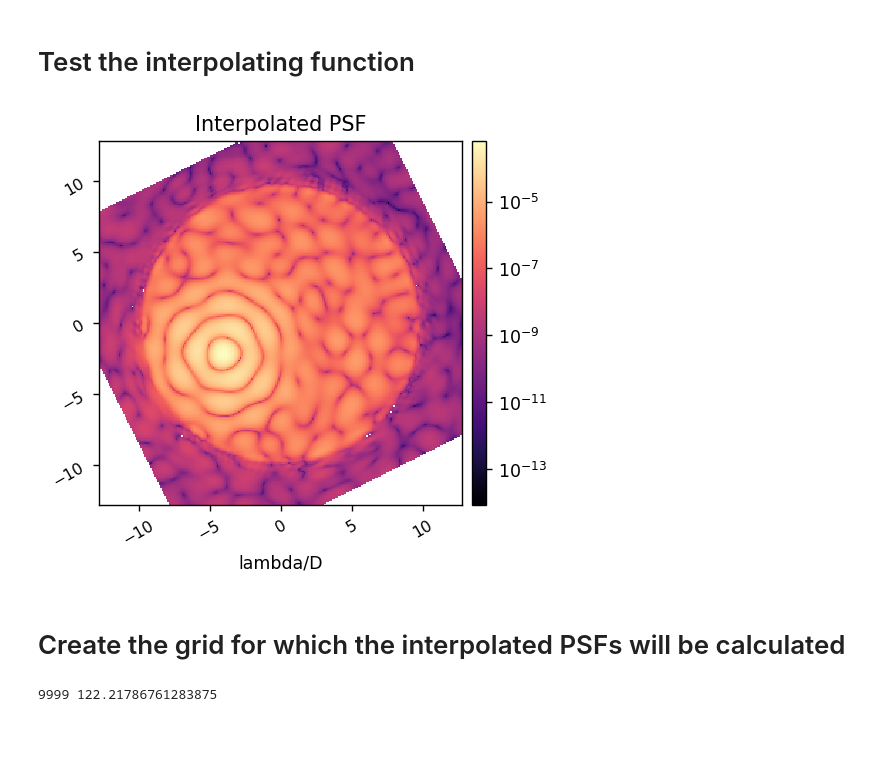
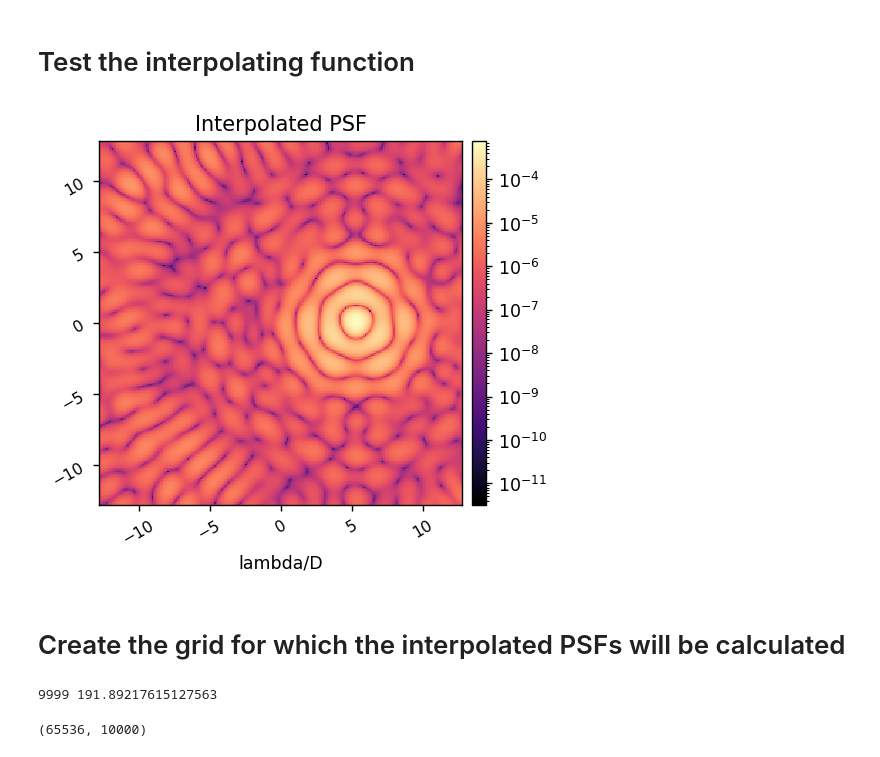
Before and after one commit to kian1377/disk-processing, a Jupyter notebook: create_interpolated_psfs_matrix.ipynb, the cells around one changed output. Cells and saved outputs as stored; diff of their text form; code cells hidden in the pictures.

```diff
--- a/create_interpolated_psfs_matrix.ipynb
+++ b/create_interpolated_psfs_matrix.ipynb
@@ -24,11 +24,11 @@ psf_pixelscale_mas = psf_pixelscale_lamD*mas_per_lamD
 
 # define the offsets in lambda/D for which the PSFs will be created
 start = 0
-stop = 11
+stop = 15
 step = 0.05
 offsets_lamD = np.arange(start,stop+step,step)
 offsets_mas = offsets_lamD*mas_per_lamD
 print(offsets_mas[-1])
 
-polaxis = 1
+polaxis = 10
 # %% [output]
@@ -37,7 +37,8 @@ polaxis = 1
 # Setup the interpolation function
 # %%
 # next use the  the non DM proper psfs
-psfs_fpath = Path('C:/Users/Kian/Documents/data-files/disk-processing/psfs/hlc_phasec_polaxis1.fits')
+# psfs_fpath = Path('C:/Users/Kian/Documents/data-files/disk-processing/psfs/hlc_band2_polaxis10.fits')
+psfs_fpath = Path('/users/kianmilani/Documents/data-files/disk-processing/psfs/hlc_band2_polaxis10.fits')
 psfs = fits.getdata(psfs_fpath)
 psfs = np.moveaxis(psfs,0,-1)
 
@@ -51,23 +52,23 @@ interpfun = RegularGridInterpolator((x, y, z), psfs, method='nearest', bounds_er
 # %%
 def find_closest_psf(xoff, yoff, interpfun, n):
     r = np.sqrt(xoff**2+yoff**2)
     theta = np.arctan2(yoff,xoff).to(u.deg)
 
     grid = np.meshgrid(range(n),range(n))
     flattened_grid = np.vstack([grid[0].flatten(),grid[1].flatten()])
     pts = np.vstack([ flattened_grid, r.value*np.ones(len(grid[0].flatten())) ]).T
 
     interpped = interpfun(pts).reshape(n,n).T
     interpped = rotate(interpped,-theta.value, reshape=False, order=3)
     return interpped
 
 n = npsf
-xoff = -200*u.milliarcsecond
-yoff = -100*u.milliarcsecond
+xoff = 300*u.milliarcsecond
+yoff = 0*u.milliarcsecond
 interpped_psf = find_closest_psf(xoff, yoff, interpfun, n)
 misc.myimshow(interpped_psf, 'Interpolated PSF', pxscl=psf_pixelscale_lamD, lognorm=True)
 # %% [output]
-[figure, old version]
+[figure, new version]
 # %% [markdown]
 # Create the grid for which the interpolated PSFs will be calculated
 # %%
@@ -85,7 +86,12 @@ start=time.time()
 for i in range(ncols):
     ipsf = find_closest_psf(x[i], y[i], interpfun, npsf)
     ipsf_matrix[:,i] = ipsf.flatten() # assign the flattened psf to the column
-    clear_output()
-    print(i, time.time()-start)
+    if i==ncols/4 or i==ncols/2 or i==ncols*3/4 or i==ncols-1:
+        clear_output()
+        print(i, time.time()-start)
 # %% [output]
-9999 122.21786761283875
+9999 191.89217615127563
+# %%
+ipsf_matrix.shape
+# %% [output]
+(65536, 10000)
```
Also changed, not shown: parts of 3 cells of this notebook, 1 other file.
